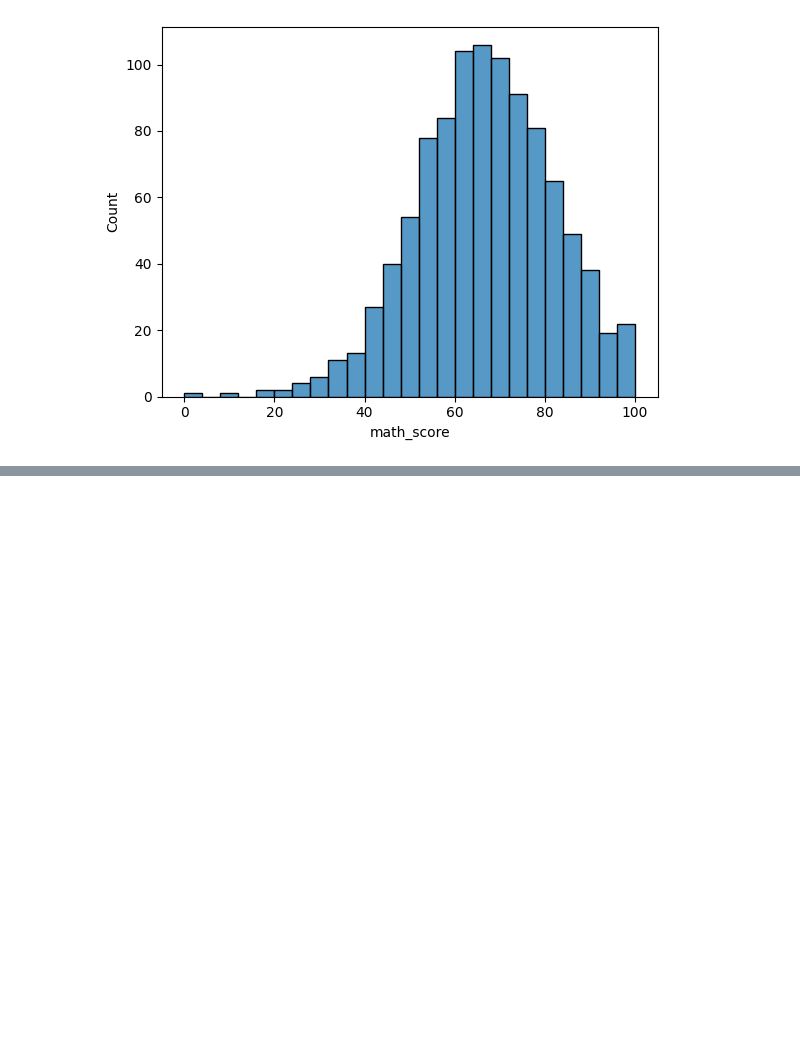
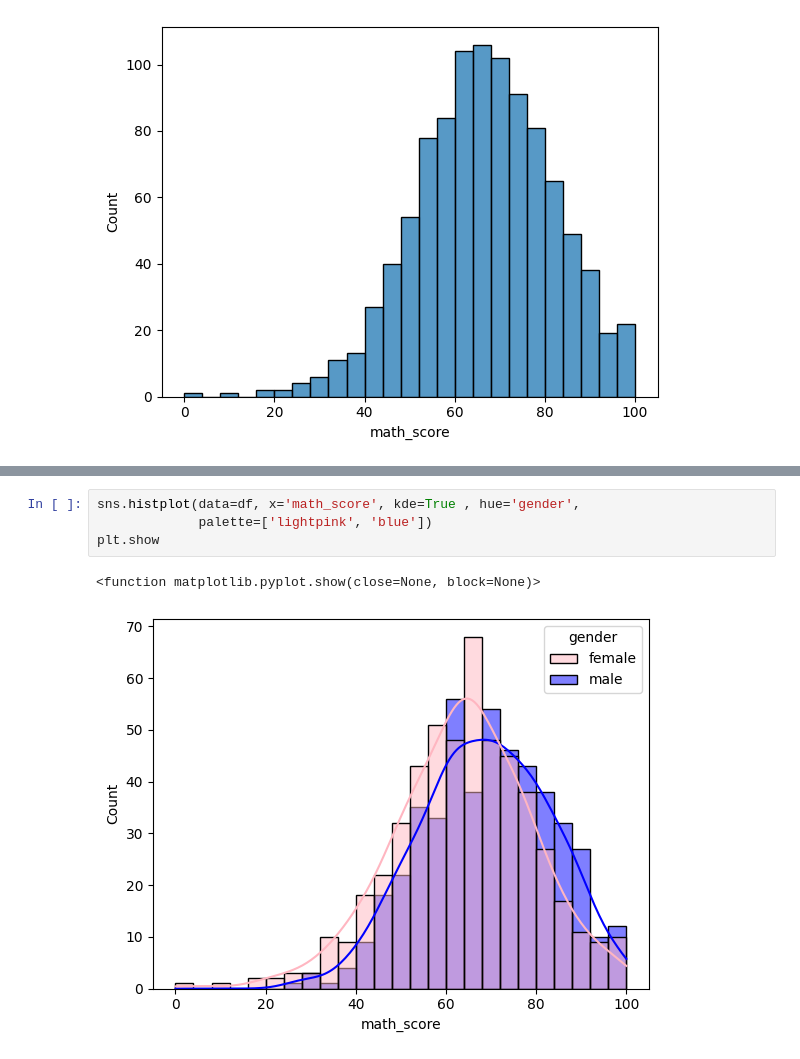
Before and after one commit to njasharp/Awesome-Python-Projects, a Jupyter notebook: splot.ipynb, the cells around one changed output, grey strips where cells are left out. Saved outputs shown, nothing was run; the diff lists cells and outputs as text; blank space fills up the shorter version.

```diff
--- a/splot.ipynb
+++ b/splot.ipynb
@@ -21,0 +27,7 @@ plt.show()
+# %%
+sns.histplot(data=df, x='math_score', kde=True , hue='gender',
+             palette=['lightpink', 'blue'])
+plt.show
+# %% [output]
+<function matplotlib.pyplot.show(close=None, block=None)>
+[figure, added]
```
Also changed, not shown: parts of 1 cell of this notebook.
